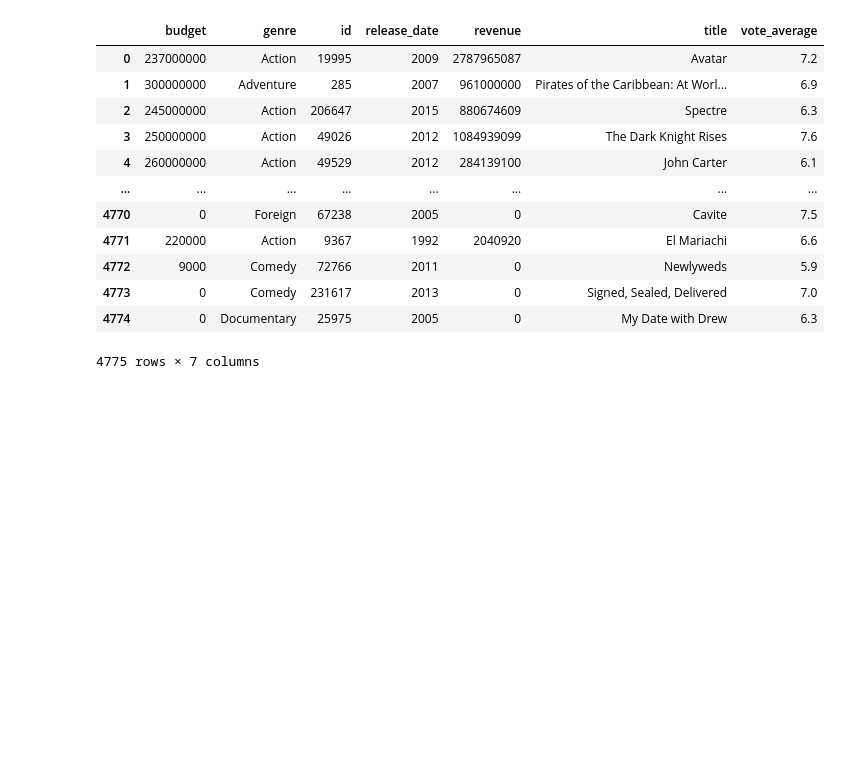
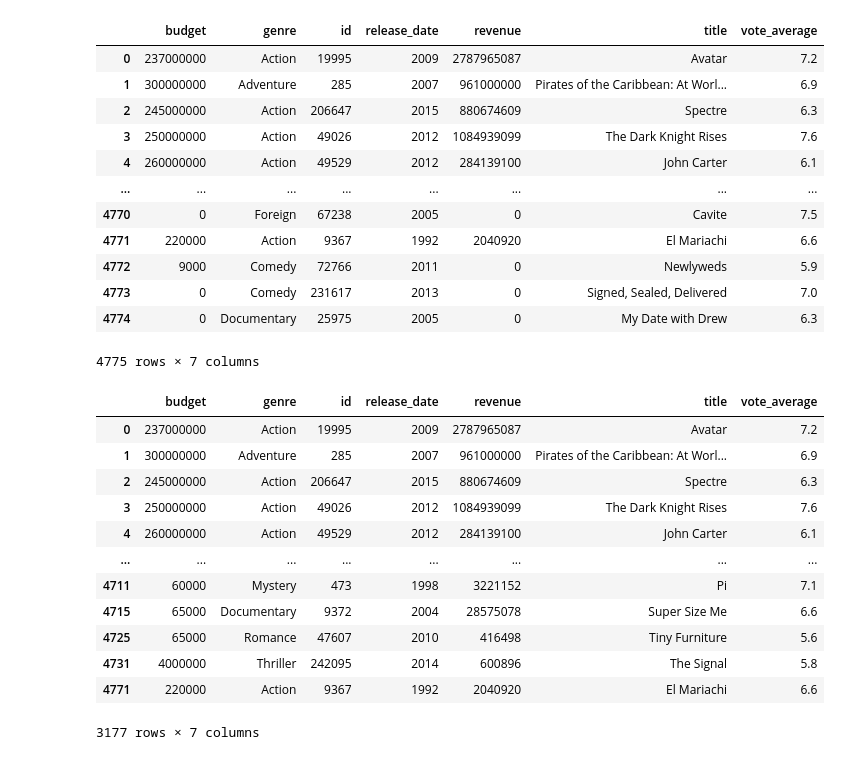
Before and after one commit to lansotto/project3, a Jupyter notebook: analysis/Data_Cleaning.ipynb, the cells around one changed output. Saved outputs shown, nothing was run; the diff lists cells and outputs as text; code cells hidden in the pictures; blank space fills up the shorter version.

```diff
--- a/analysis/Data_Cleaning.ipynb
+++ b/analysis/Data_Cleaning.ipynb
@@ -165,3 +165,21 @@ updated_movies_df
 | 4773 | 0 | Comedy | 231617 | 2013 | 0 | Signed, Sealed, Delivered | 7.0 |
 | 4774 | 0 | Documentary | 25975 | 2005 | 0 | My Date with Drew | 6.3 |
 4775 rows × 7 columns
+# %%
+# Filter DataFrame to remove low/incorrect data
+filtered_movies_df = updated_movies_df[(updated_movies_df['budget'] >= 50000) & (updated_movies_df['revenue'] >= 50000)]
+filtered_movies_df
+# %% [output]
+|  | budget | genre | id | release_date | revenue | title | vote_average |
+| 0 | 237000000 | Action | 19995 | 2009 | 2787965087 | Avatar | 7.2 |
+| 1 | 300000000 | Adventure | 285 | 2007 | 961000000 | Pirates of the Caribbean: At Worl... | 6.9 |
+| 2 | 245000000 | Action | 206647 | 2015 | 880674609 | Spectre | 6.3 |
+| 3 | 250000000 | Action | 49026 | 2012 | 1084939099 | The Dark Knight Rises | 7.6 |
+| 4 | 260000000 | Action | 49529 | 2012 | 284139100 | John Carter | 6.1 |
+| ... | ... | ... | ... | ... | ... | ... | ... |
+| 4711 | 60000 | Mystery | 473 | 1998 | 3221152 | Pi | 7.1 |
+| 4715 | 65000 | Documentary | 9372 | 2004 | 28575078 | Super Size Me | 6.6 |
+| 4725 | 65000 | Romance | 47607 | 2010 | 416498 | Tiny Furniture | 5.6 |
+| 4731 | 4000000 | Thriller | 242095 | 2014 | 600896 | The Signal | 5.8 |
+| 4771 | 220000 | Action | 9367 | 1992 | 2040920 | El Mariachi | 6.6 |
+3177 rows × 7 columns
```
Also changed, not shown: parts of 6 cells of this notebook.
